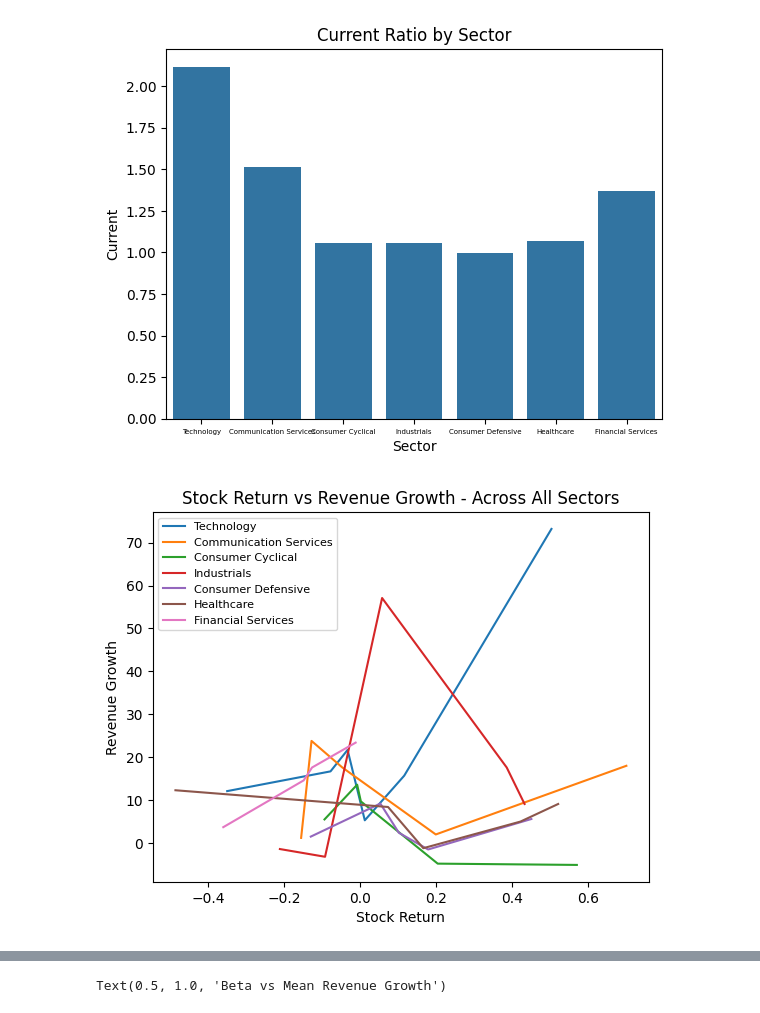
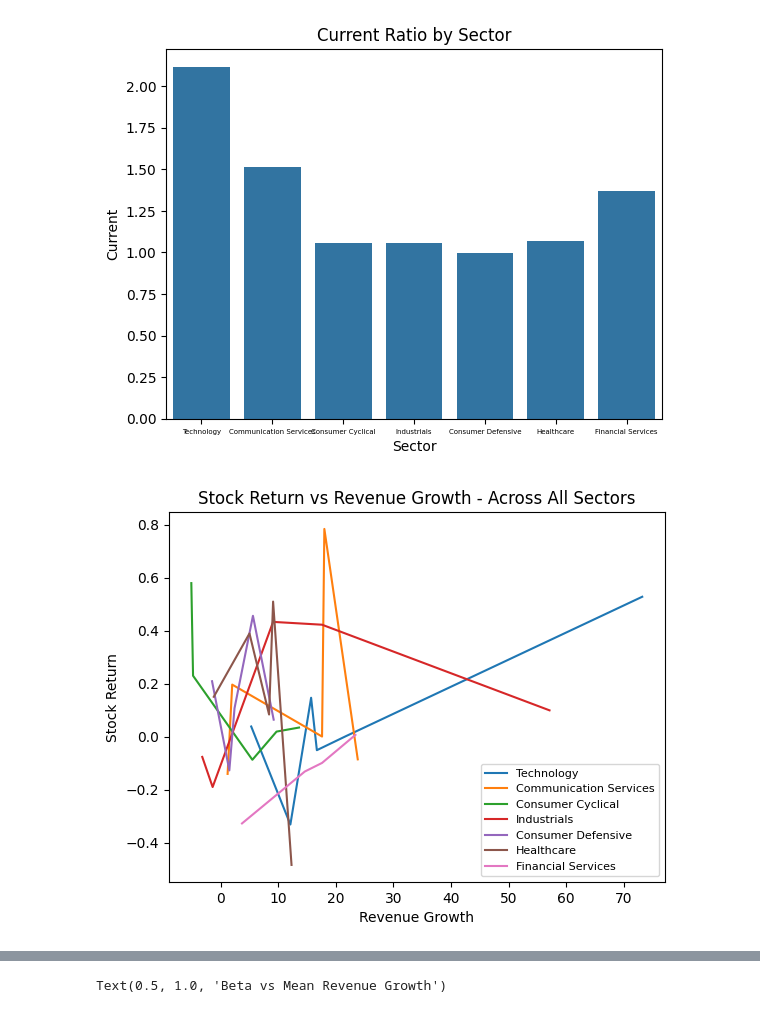
Before and after one commit to isabellaschen/Exploratory-Data-Analysis---Yahoo-Finance, a Jupyter notebook: Finance_EDA.ipynb, the cells around one changed output, grey strips where cells are left out. Saved outputs shown, nothing was run; the diff lists cells and outputs as text; code cells hidden in the pictures.

```diff
--- a/Finance_EDA.ipynb
+++ b/Finance_EDA.ipynb
@@ -200,12 +200,12 @@ plt.show()
 [figure]
 # %%
 # Stock Return vs Revenue Growth
-sns.lineplot(data = data, x = 'Stock Return', y = 'Revenue Growth', hue = 'Sector')
+sns.lineplot(data = data, x = 'Revenue Growth', y = 'Stock Return', hue = 'Sector')
 plt.title('Stock Return vs Revenue Growth - Across All Sectors')
 plt.legend(fontsize = 8)
 plt.show()
 # %% [output]
-[figure, old version]
+[figure, new version]
 # %%
 # Separate Data by Sector
 
```
Also changed, not shown: parts of 10 cells of this notebook.
